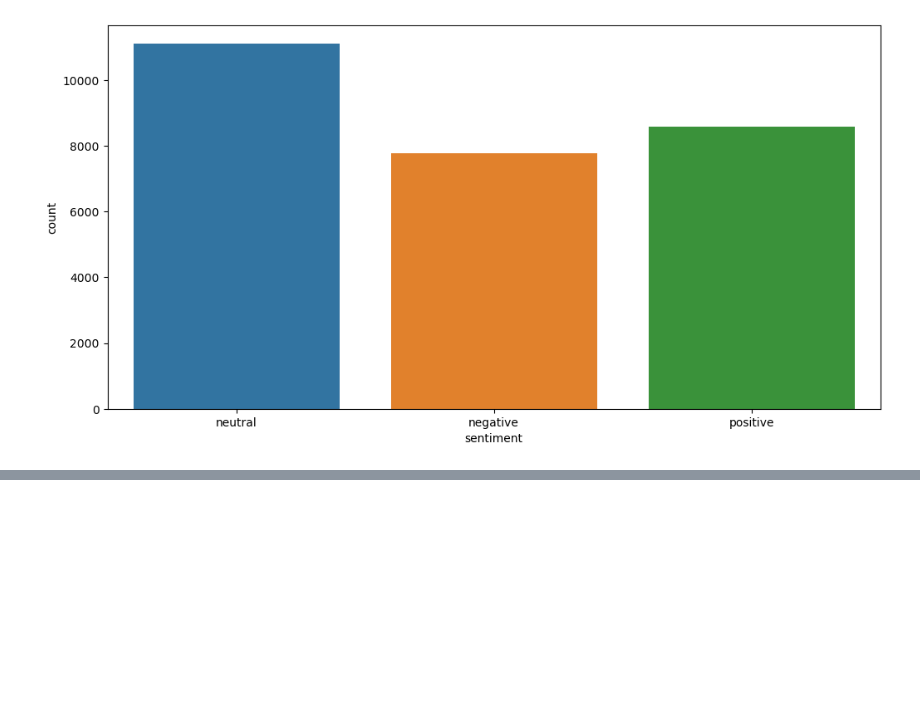
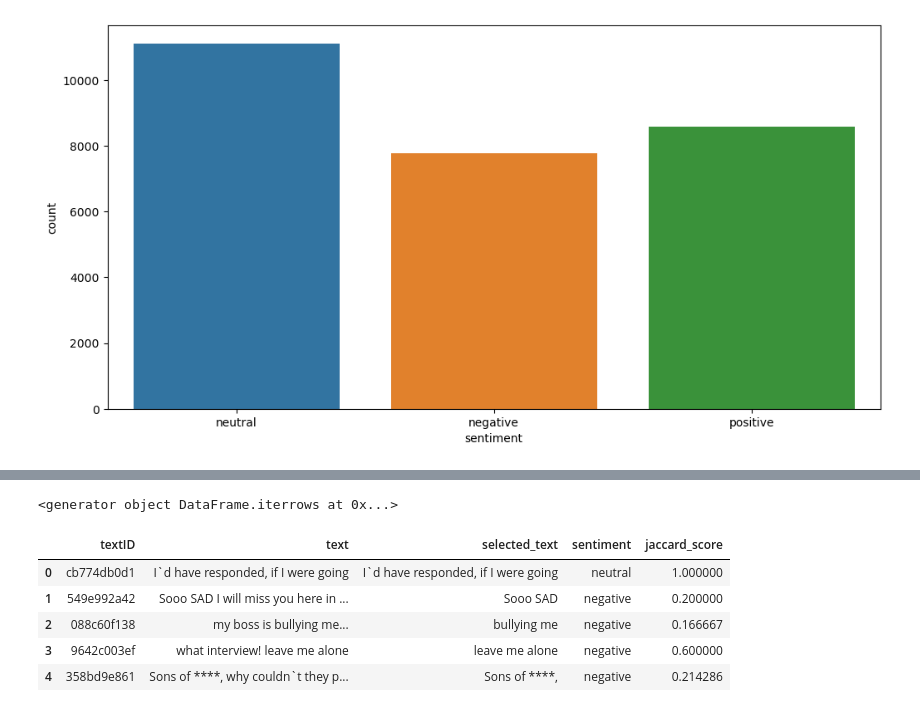
Before and after one commit to justin-kim3000/DL_Kaggle, a Jupyter notebook: Kaggle/DL/Tweet_Sentiment_Extraction/eda.ipynb, the cells around one changed output, grey strips where cells are left out. Cells and saved outputs as stored; diff of their text form; code cells hidden in the pictures; blank space fills up the shorter version.

Commit message:
dropna

```diff
--- a/Kaggle/DL/Tweet_Sentiment_Extraction/eda.ipynb
+++ b/Kaggle/DL/Tweet_Sentiment_Extraction/eda.ipynb
@@ -28,0 +43,3 @@ Name: sentiment, dtype: int64
+# %%
+# 결측치 제거
+train.dropna(inplace=True)
@@ -69,0 +98,35 @@ fig.show()
+# %%
+# 함수는 두 문자열(str1, str2) 간의 공통된 단어의 비율을 계산하여 자카드 유사도를 반환
+def jaccard(str1, str2):
+    a = set(str1.lower().split())
+    b = set(str2.lower().split())
+    # 교집합
+    c = a.intersection(b)
+    return float(len(c)) / (len(a) + len(b) - len(c))
+# %%
+print(train.iterrows())
+# %% [output]
+<generator object DataFrame.iterrows at 0x...>
+# %%
+results_jaccard=[]
+# 각 데이터 프레임을 순회하면서 해당 행의 인덱스와 열의 값을 출력
+for ind,row in train.iterrows():
+    sentence1 = row.text
+    sentence2 = row.selected_text
+#     print(sentence1)
+#     print(sentence2)
+#     print('------------')
+    jaccard_score = jaccard(sentence1,sentence2)
+    results_jaccard.append([sentence1,sentence2,jaccard_score])
+# %%
+jaccard = pd.DataFrame(results_jaccard,columns=["text","selected_text","jaccard_score"])
+train = train.merge(jaccard,how='outer')
+# %%
+train.head()
+# %% [output]
+|  | textID | text | selected_text | sentiment | jaccard_score |
+| 0 | cb774db0d1 | I`d have responded, if I were going | I`d have responded, if I were going | neutral | 1.000000 |
+| 1 | 549e992a42 | Sooo SAD I will miss you here in ... | Sooo SAD | negative | 0.200000 |
+| 2 | 088c60f138 | my boss is bullying me... | bullying me | negative | 0.166667 |
+| 3 | 9642c003ef | what interview! leave me alone | leave me alone | negative | 0.600000 |
+| 4 | 358bd9e861 | Sons of ****, why couldn`t they p... | Sons of ****, | negative | 0.214286 |
```
Also changed, not shown: parts of 4 cells of this notebook.
